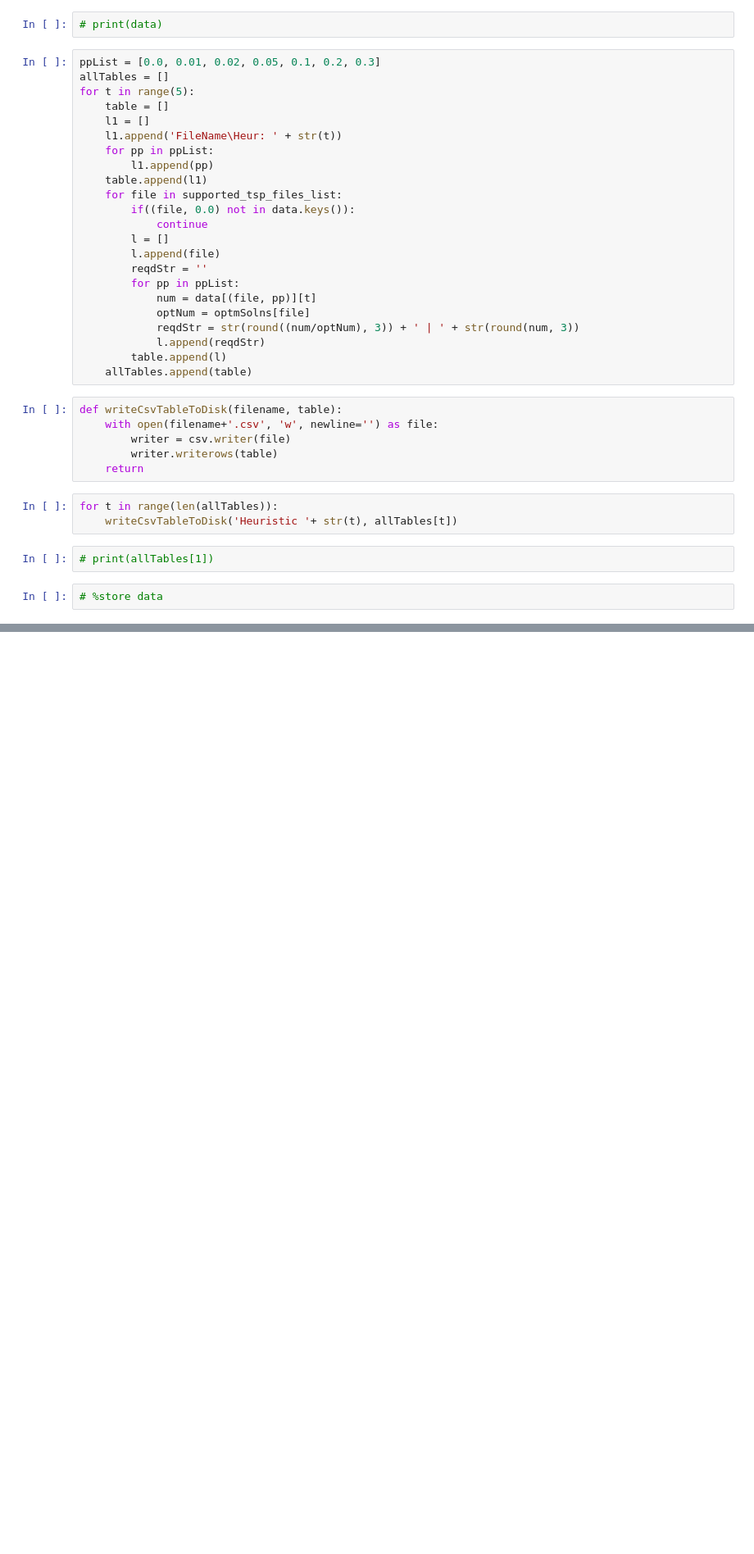
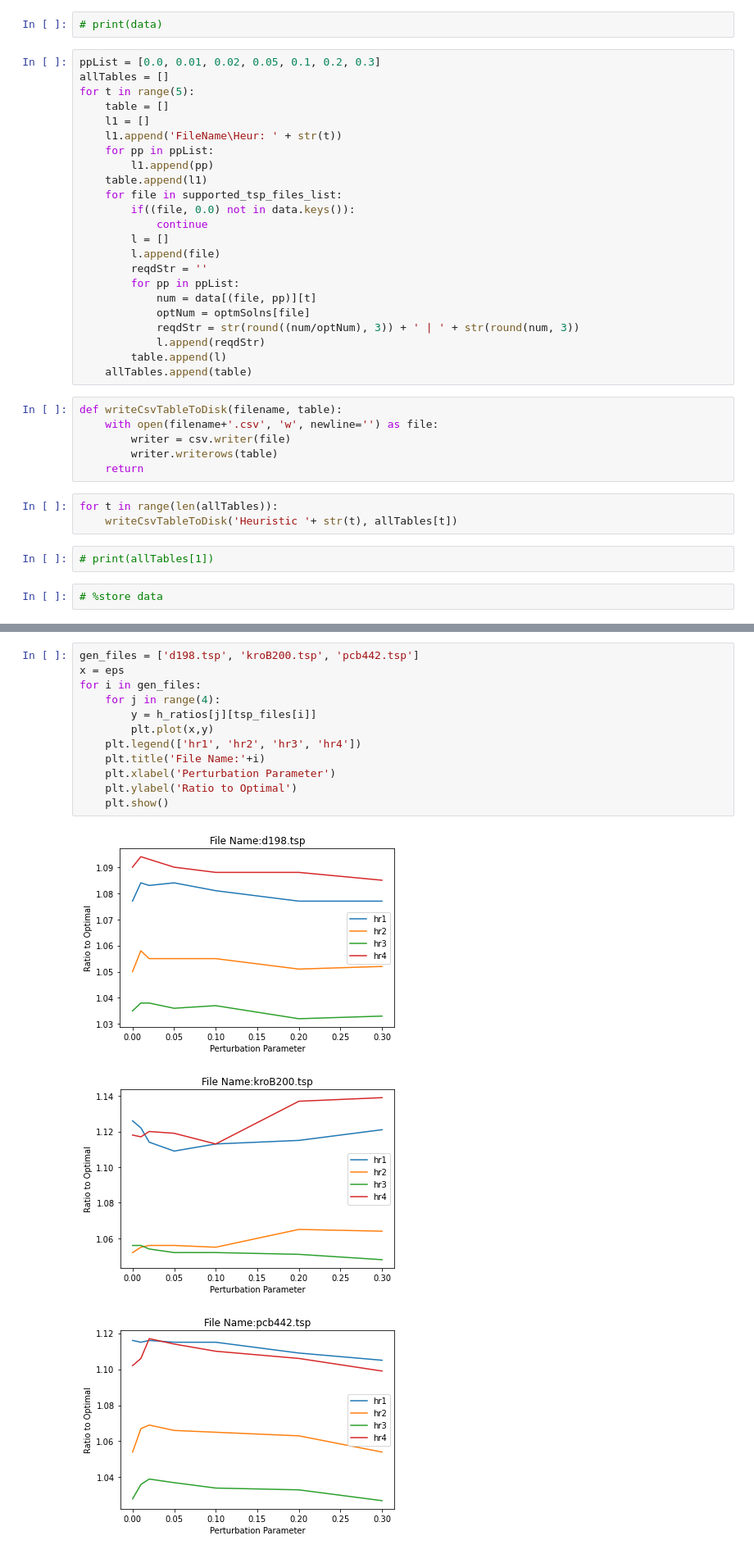
Before and after one commit to jaiteshp/CS6100-Christofides-ShortCutting-Heurisitcs, a Jupyter notebook: utils.ipynb, the cells around one changed output, grey strips where cells are left out. Shown at 82% size. Saved outputs shown, nothing was run; the diff lists cells and outputs as text; blank space fills up the shorter version.

```diff
--- a/utils.ipynb
+++ b/utils.ipynb
@@ -179,0 +275,16 @@ for t in range(len(allTables)):
+# %%
+gen_files = ['d198.tsp', 'kroB200.tsp', 'pcb442.tsp']
+x = eps
+for i in gen_files:
+    for j in range(4):
+        y = h_ratios[j][tsp_files[i]]
+        plt.plot(x,y)
+    plt.legend(['hr1', 'hr2', 'hr3', 'hr4'])
+    plt.title('File Name:'+i)
+    plt.xlabel('Perturbation Parameter')
+    plt.ylabel('Ratio to Optimal')
+    plt.show()
+# %% [output]
+[figure, added]
+[figure, added]
+[figure, added]
```
Also changed, not shown: parts of 7 cells of this notebook.
